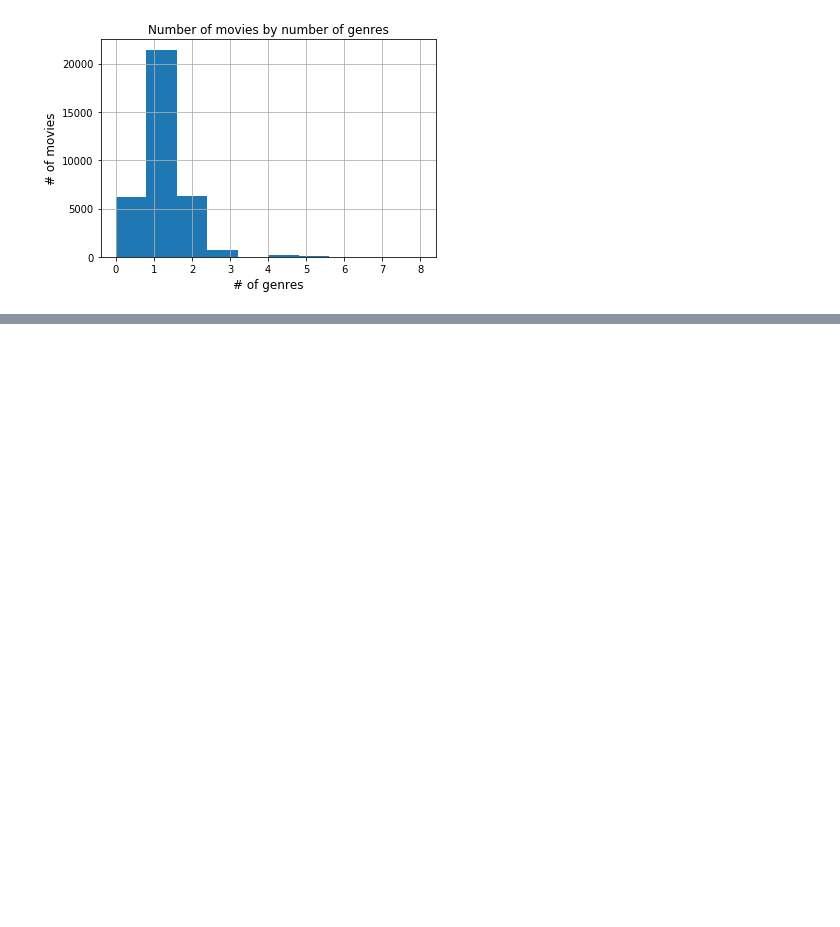
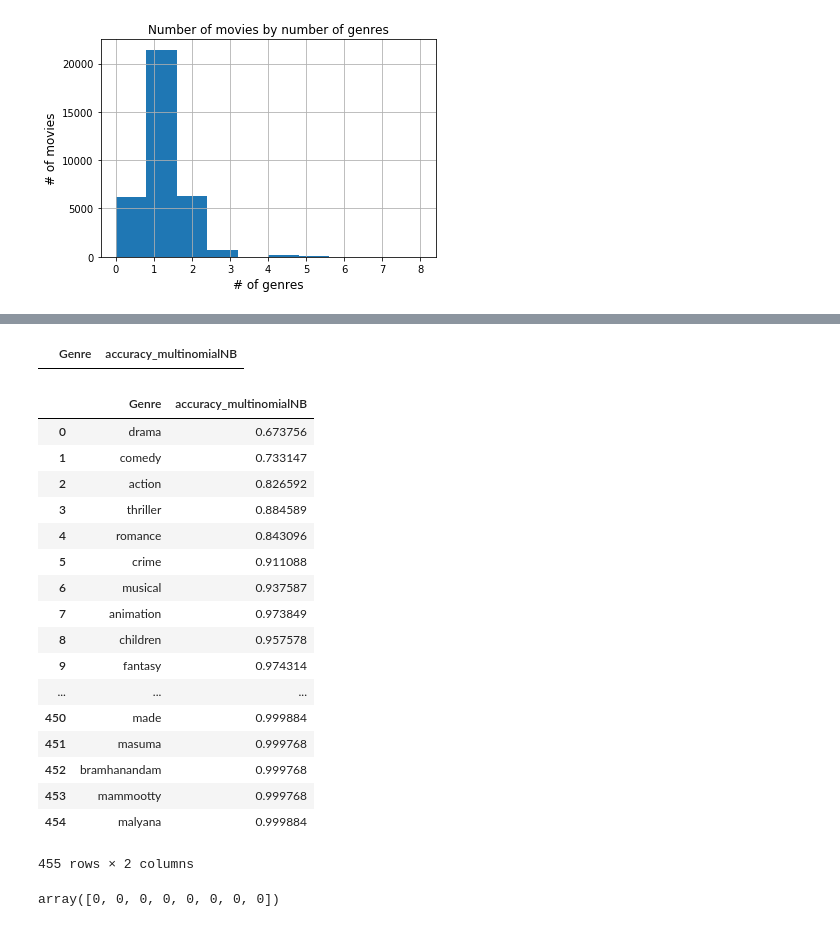
Before and after one commit to AlbertNegura/CATS, a Jupyter notebook: CATS-Main.ipynb, the cells around one changed output, grey strips where cells are left out. Drawn from its saved outputs; the diff is of its cells as text; code cells hidden in the pictures; blank space fills up the shorter version.

Commit message:
Classifier + preprocessing
Trained MN-NB classifier and added the second dataset preprocessing

```diff
--- a/CATS-Main.ipynb
+++ b/CATS-Main.ipynb
@@ -603,0 +910,6 @@ movies.head()
+# %%
+# building the features
+x_train = tfidf.fit_transform(MoviesTrain.PlotClean)
+x_test  = tfidf.transform(MoviesTest.PlotClean)
+### for test data, the feature extraction will be done through the function transform()
+### to make sure there is no features dimensionality mismatch
@@ -603,0 +936,46 @@ movies.head()
+# %%
+# building the classes
+y_train = MoviesTrain[MoviesTrain.columns[14:]]
+y_test = MoviesTest[MoviesTest.columns[14:]]
+# %%
+multinomialNB=OneVsRestClassifier(MultinomialNB(fit_prior=True, class_prior=None))
+# %%
+accuracy_multinomialNB=pd.DataFrame(columns=['Genre', 'accuracy_multinomialNB'])
+accuracy_multinomialNB.head()
+# %% [output]
+|  | Genre | accuracy_multinomialNB |
+# %%
+i = 0
+for genre in mainGenres:
+    multinomialNB.fit(x_train, y_train[genre])
+    prediction = multinomialNB.predict(x_test)
+    accuracy_multinomialNB.loc[i,'Genre'] = genre
+    accuracy_multinomialNB.loc[i,'accuracy_multinomialNB'] = accuracy_score(y_test[genre], prediction)
+    i=i+1
+
+
+
+accuracy_multinomialNB
+# %% [output]
+|  | Genre | accuracy_multinomialNB |
+| 0 | drama | 0.673756 |
+| 1 | comedy | 0.733147 |
+| 2 | action | 0.826592 |
+| 3 | thriller | 0.884589 |
+| 4 | romance | 0.843096 |
+| 5 | crime | 0.911088 |
+| 6 | musical | 0.937587 |
+| 7 | animation | 0.973849 |
+| 8 | children | 0.957578 |
+| 9 | fantasy | 0.974314 |
+| ... | ... | ... |
+| 450 | made | 0.999884 |
+| 451 | masuma | 0.999768 |
+| 452 | bramhanandam | 0.999768 |
+| 453 | mammootty | 0.999768 |
+| 454 | malyana | 0.999884 |
+455 rows × 2 columns
+# %%
+multinomialNB.predict()
+# %% [output]
+array([0, 0, 0, 0, 0, 0, 0, 0])
```
Also changed, not shown: parts of 15 cells of this notebook.
